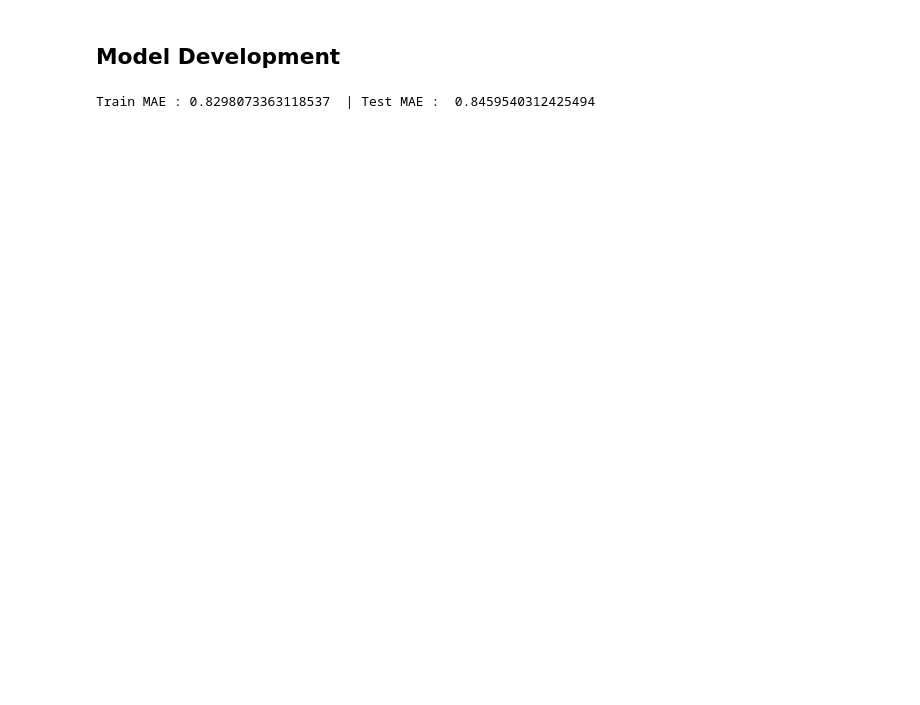
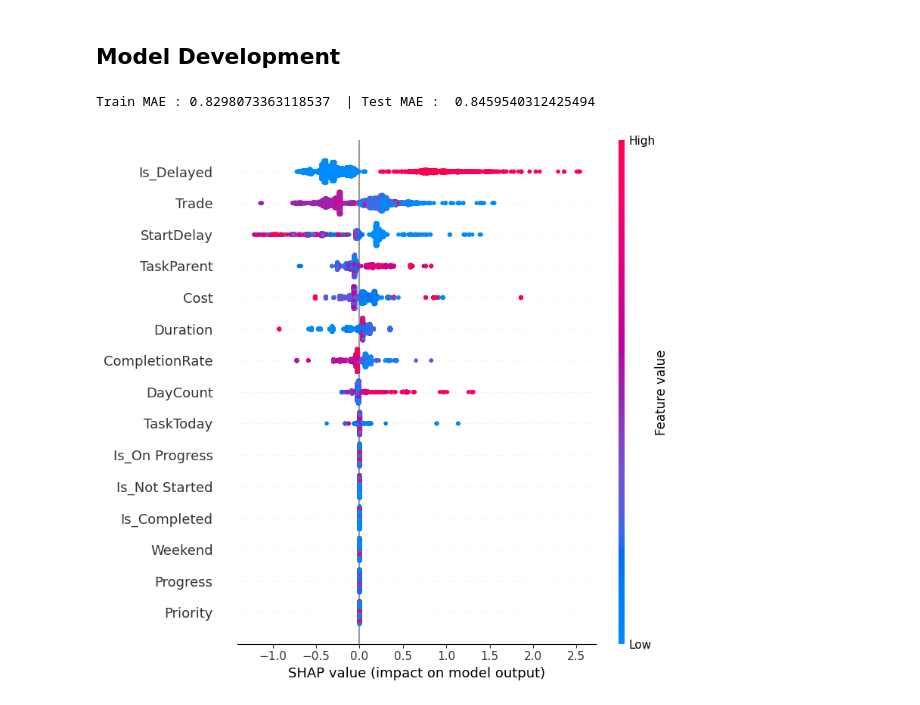
Before and after one commit to radicu/method, a Jupyter notebook: task_model.ipynb, the cells around one changed output. Drawn from its saved outputs; the diff is of its cells as text; code cells hidden in the pictures; blank space fills up the shorter version.

```diff
--- a/task_model.ipynb
+++ b/task_model.ipynb
@@ -154,4 +160,10 @@ mae_test = mean_absolute_error(y_test, y_pred)
 print("Train MAE :", mae_train, " | Test MAE : ", mae_test)
 # %% [output]
 Train MAE : 0.8298073363118537  | Test MAE :  0.8459540312425494
+# %%
+explainer = shap.Explainer(model, X_train)
+shap_values = explainer(X_train)
+shap.summary_plot(shap_values)
+# %% [output]
+[figure, added]
 # %%
```
Also changed, not shown: parts of 7 cells of this notebook.
